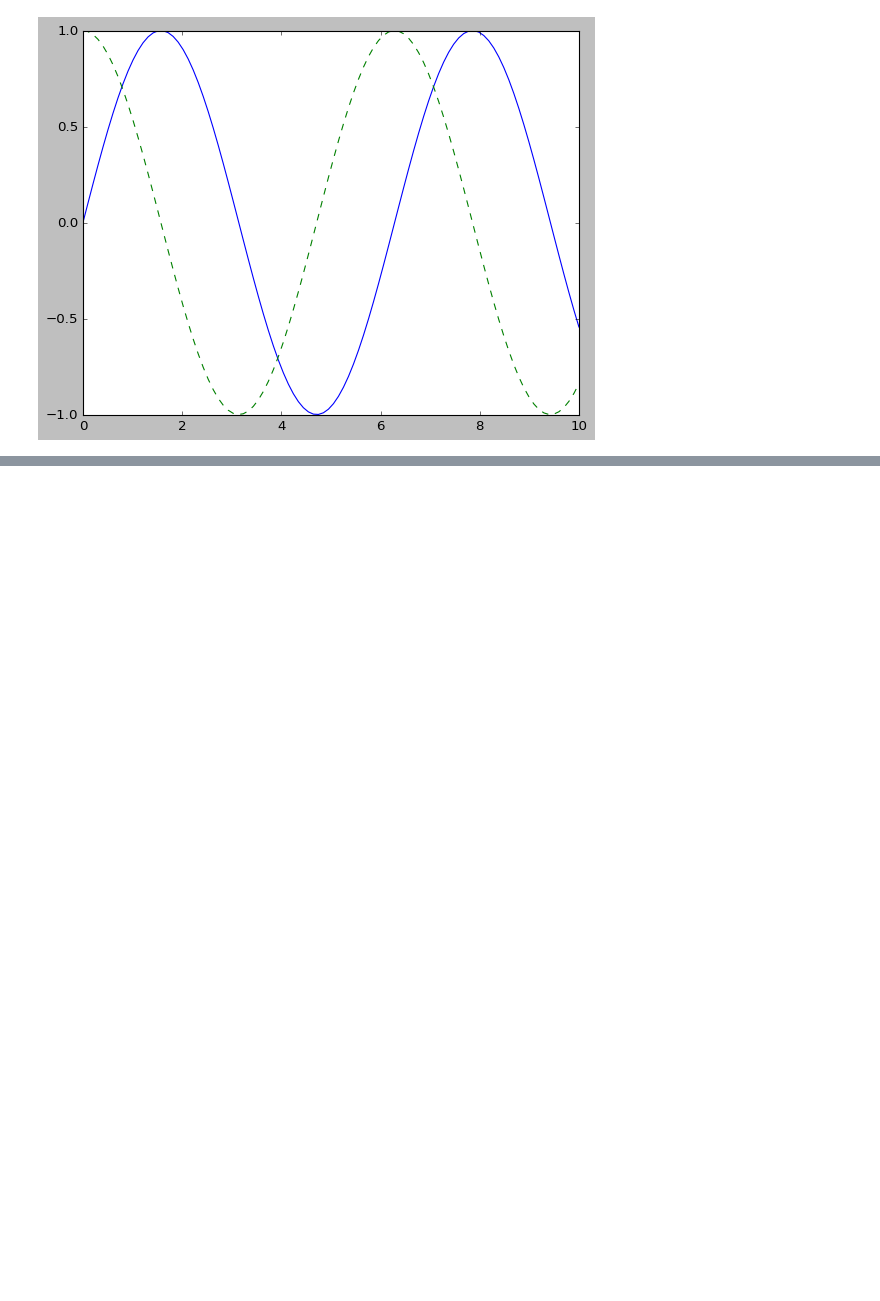
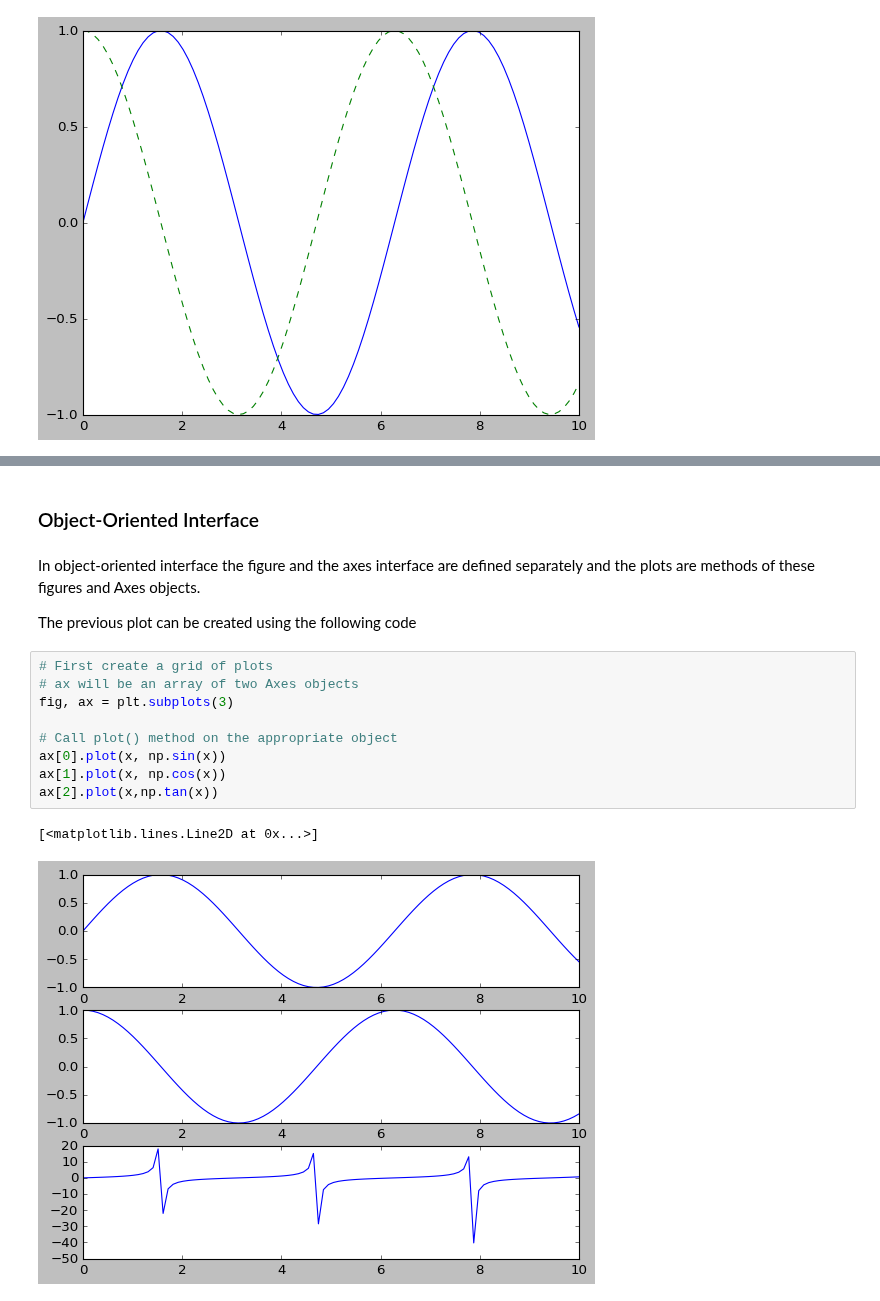
Before and after one commit to denis-james/Self-Learning, a Jupyter notebook: Matplotlib/0. Intro to Visualization with Matplotlib.ipynb, the cells around one changed output, grey strips where cells are left out. Drawn from its saved outputs; the diff is of its cells as text; blank space fills up the shorter version.

```diff
--- a/Matplotlib/0. Intro to Visualization with Matplotlib.ipynb
+++ b/Matplotlib/0. Intro to Visualization with Matplotlib.ipynb
@@ -74,0 +154,18 @@ plt.plot(x, np.cos(x), '--')
+# %% [markdown]
+### Object-Oriented Interface
+# %% [markdown]
+In object-oriented interface the figure and the axes interface are defined separately and the plots are methods of these figures and Axes objects.
+
+The previous plot can be created using the following code
+# %%
+# First create a grid of plots
+# ax will be an array of two Axes objects
+fig, ax = plt.subplots(3)
+
+# Call plot() method on the appropriate object
+ax[0].plot(x, np.sin(x))
+ax[1].plot(x, np.cos(x))
+ax[2].plot(x,np.tan(x))
+# %% [output]
+[<matplotlib.lines.Line2D at 0x...>]
+[figure, added]
```
Also changed, not shown: parts of 16 cells of this notebook, 1 other file.
